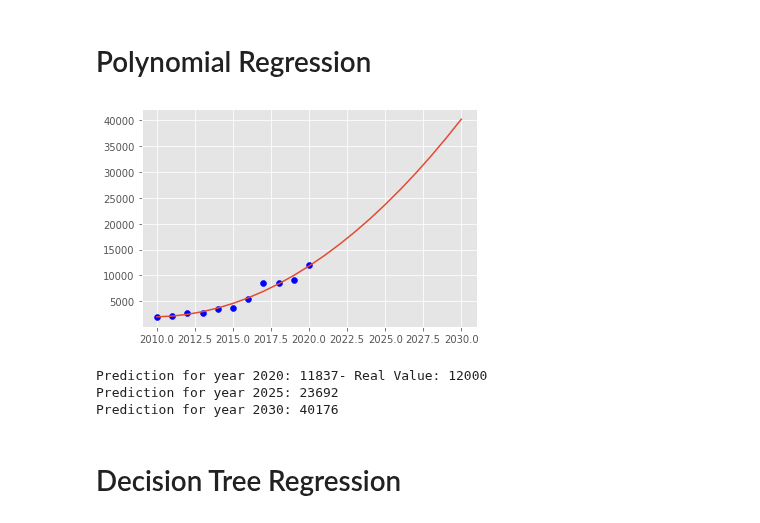
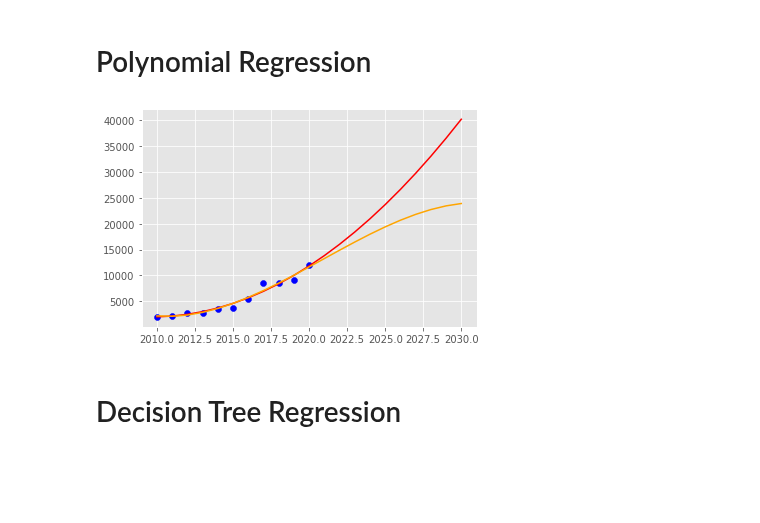
Before and after one commit to sebastian-sl/Basics, a Jupyter notebook: 01 DATA SCIENCE/ML/SKLEARN/1_1_Supervised_Regression.ipynb, the cells around one changed output. Drawn from its saved outputs; the diff is of its cells as text; code cells hidden in the pictures; blank space fills up the shorter version.

Commit message:
completly reworked supervised regression

```diff
--- a/01 DATA SCIENCE/ML/SKLEARN/1_1_Supervised_Regression.ipynb
+++ b/01 DATA SCIENCE/ML/SKLEARN/1_1_Supervised_Regression.ipynb
@@ -56,0 +58,17 @@ Prediction for year 2030: 20273
+# %%
+# Preparing Data
+x = prepare("budget", "years")
+y = prepare("sales")
+
+# Creating model
+from sklearn.linear_model import LinearRegression
+
+lr = LinearRegression()
+lr.fit(x, y)
+
+# Using the model (no plot this time)
+for x_values, y_values in zip(x, y):
+    x_values = np.array(x_values).reshape(-1, 2)
+    prediction = lr.predict(x_values)[0][0]
+
+    print(f"Prediction: {int(prediction)} - Real: {y_values[0]}")
@@ -57,36 +87,27 @@ Prediction for year 2030: 20273
 # %% [markdown]
 # Polynomial Regression
-# %%
-from sklearn.preprocessing import PolynomialFeatures
-from sklearn.linear_model import LinearRegression
-
-# POLYNOMIAL MODEL
-poly = PolynomialFeatures()
-poly_years = poly.fit_transform(Years)
-poly.fit(poly_years, Sales)
-
-# LINEAR MODEL
-lr = LinearRegression()
-lr.fit(poly_years, Sales)
-
-
-plt.scatter(years, sales, color = "blue")
-plt.plot(prediction, lr.predict(poly.fit_transform(Prediction)));
-# %% [output]
-[figure, removed]
-# %%
-for number in [2020, 2025, 2030]:
-    val = lr.predict(poly.fit_transform(np.array(number).reshape(-1, 1)))[0]
-
-    txt = f"Prediction for year {number}: {int(val)}"
-
-    if number in years:
-        txt += f"- Real Value: {sales[years.index(number)]}"
-
-    print(txt)
-# %% [output]
-Prediction for year 2020: 11837- Real Value: 12000
-Prediction for year 2025: 23692
-Prediction for year 2030: 40176
+# %%
+# Preparing Data
+x = prepare("years")
+y  = prepare("sales")
+
+predict = prediction(2010, 2030)
+
+# We create two models with different degrees
+from sklearn.preprocessing import PolynomialFeatures
+from sklearn.linear_model import LinearRegression
+
+poly2 = PolynomialFeatures(degree = 2)
+lr2 = LinearRegression().fit(poly2.fit_transform(x), y)
+
+poly3 = PolynomialFeatures(degree = 3)
+lr3 = LinearRegression().fit(poly3.fit_transform(x), y)
+
+# Plotting the model with predictions
+plt.scatter(x, y, color = "blue")
+plt.plot(predict, lr2.predict(poly2.fit_transform(predict)), color = "red")
+plt.plot(predict, lr3.predict(poly3.fit_transform(predict)), color = "orange");
+# %% [output]
+[figure, added]
 # %% [markdown]
 # Decision Tree Regression
```
Also changed, not shown: parts of 17 cells of this notebook.
